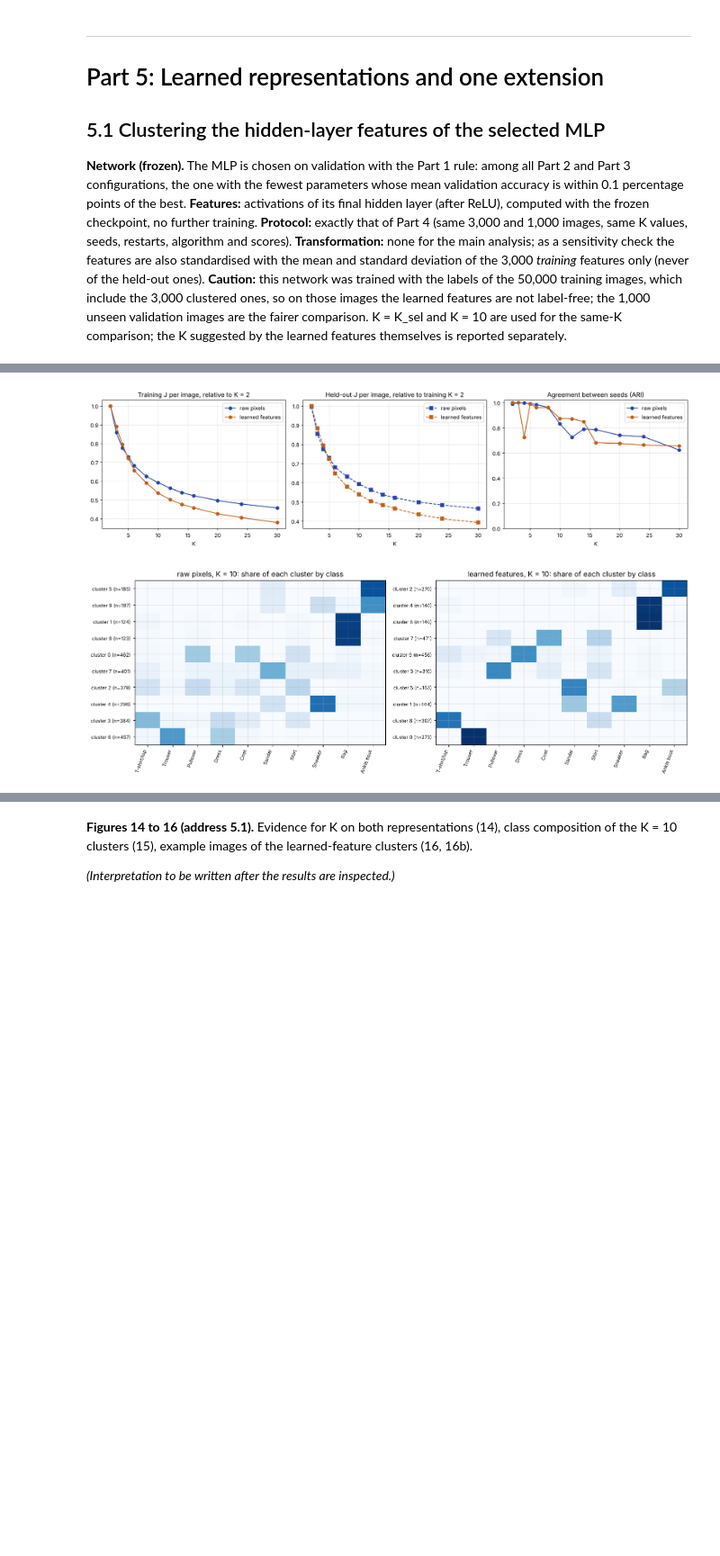
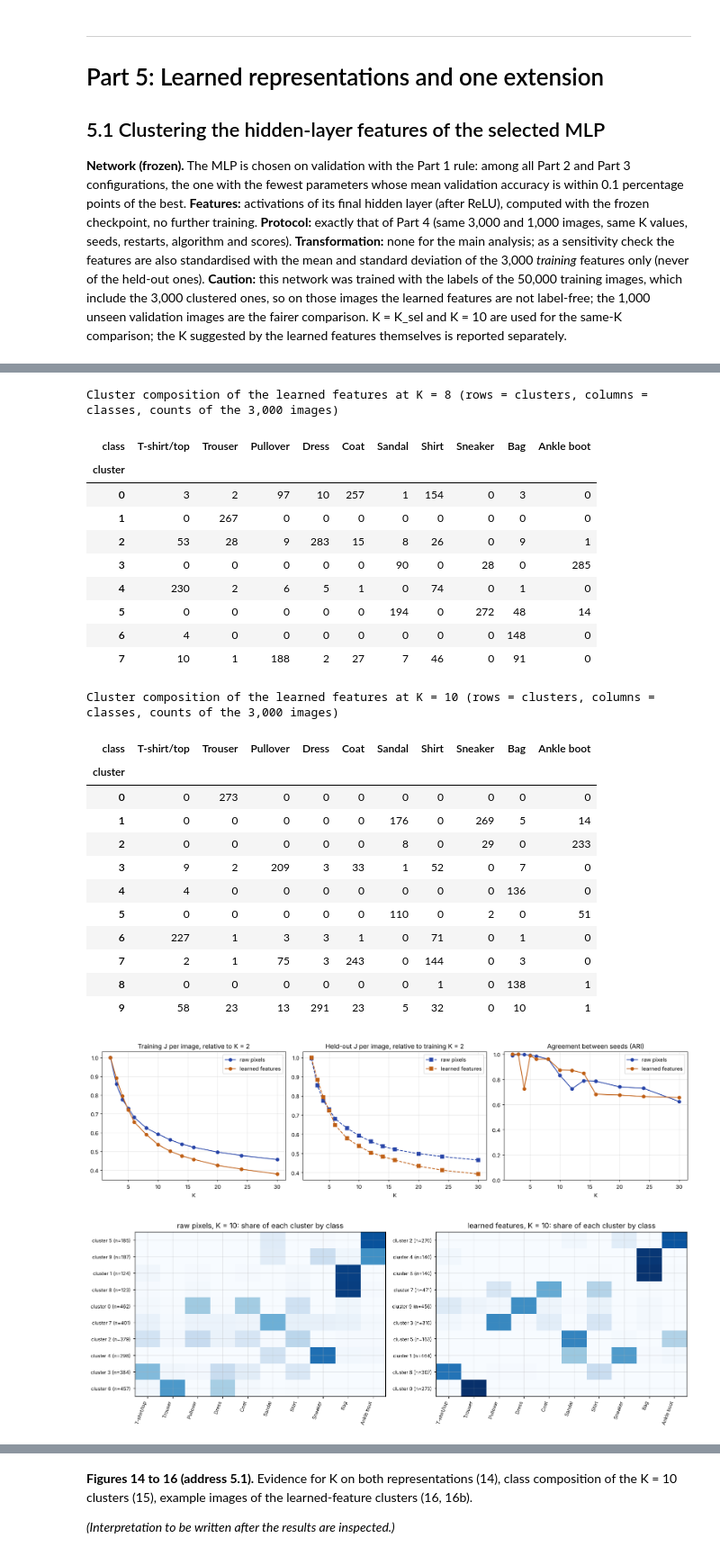
Before and after one commit to gulcinomercik/ecs708-fashion-mnist, a Jupyter notebook: ecs708_fashion_mnist.ipynb, the cells around one changed output, grey strips where cells are left out. Shown at 90% size. Saved outputs shown, nothing was run; the diff lists cells and outputs as text; code cells hidden in the pictures; blank space fills up the shorter version.

```diff
--- a/ecs708_fashion_mnist.ipynb
+++ b/ecs708_fashion_mnist.ipynb
@@ -1384,6 +1384,8 @@ for _, r in cmp.iterrows():
         configuration=f"{r['representation']}, K={int(r['K'])}", metric="purity / ARI / NMI (held-out purity / ARI / NMI)", result="{:.3f} / {:.3f} / {:.3f} ({:.3f} / {:.3f} / {:.3f})".format(r["purity"], r["ARI"], r["NMI"], r["held-out purity"], r["held-out ARI"], r["held-out NMI"]),
         output_path="results/part5/raw_vs_learned_same_K.csv", notes="network trained with labels of the 50k training images")
 
+for K in KMF:
+    compf = composition(KMF[K], yc); compf.to_csv(RES5 / f"composition_learned_K{K}.csv"); print(f"Cluster composition of the learned features at K = {K} (rows = clusters, columns = classes, counts of the 3,000 images)"); display(compf)
 # figures: evidence for K (raw vs learned) and class-by-cluster counts at K = 10
 fig, ax = plt.subplots(1, 3, figsize=(16, 4.4))
 for tab, lab, c in [(ksel, "raw pixels", "#2845A8"), (ksel_f, "learned features", "#C06016")]:
@@ -1422,33 +1424,57 @@ All MLP configurations of Parts 2 and 3 (mean validation accuracy over seeds 220
 Selected MLP: baseline 128, hidden layers [128], 101,770 parameters (fewest within 0.1 pp of the best, 0.9018); three checkpoints, seeds [2208, 1, 2]
 features: 128 dimensions; share of units never active on the 3,000 images (seed 2208 network): 0.0%; feature scale: mean 0.44, mean per-unit std 0.62
 Unlabelled evidence for K on the learned features (seed-2208 network; three K-means seeds, each the best of 10 starts)
 | K | J train (mean) | J train per image | J val per image | BIC-style cost | J spread over seeds (max-min)/mean | ... |
 | 2 | 140,504 | 46.83 | 46.82 | 141,529 | 0.0000 | ... |
 | 3 | 125,257 | 41.75 | 41.42 | 126,794 | 0.0000 | ... |
 | 4 | 111,719 | 37.24 | 37.18 | 113,769 | 0.0105 | ... |
 | 5 | 101,347 | 33.78 | 33.90 | 103,909 | 0.0000 | ... |
 | 6 | 92,348 | 30.78 | 30.31 | 95,422 | 0.0002 | ... |
 | 8 | 82,911 | 27.64 | 27.09 | 87,010 | 0.0001 | ... |
 | 10 | 75,398 | 25.13 | 25.23 | 80,522 | 0.0011 | ... |
 | 12 | 70,404 | 23.47 | 23.59 | 76,553 | 0.0039 | ... |
 | 14 | 66,943 | 22.31 | 22.69 | 74,116 | 0.0053 | ... |
 | 16 | 64,344 | 21.45 | 21.81 | 72,543 | 0.0080 | ... |
 | 20 | 59,810 | 19.94 | 20.33 | 70,058 | 0.0122 | ... |
 | 24 | 56,970 | 18.99 | 19.34 | 69,268 | 0.0060 | ... |
 | 30 | 53,264 | 17.75 | 18.39 | 68,637 | 0.0068 | ... |
 Learned features: elbow rule picks K = 10, BIC-style cost lowest at K = 30 (raw pixels: 8 and 8). Same-K comparison below uses K = 8 and 10.
 Same-K comparison (labels used only to describe; held-out = 1,000 unseen validation images on the fixed centres)
 | representation | K | purity | ARI | NMI | held-out purity | held-out ARI | held-out NMI | ... |
 | raw pixels (Part 4) | 8 | 0.532 | 0.356 | 0.491 | 0.527 | 0.348 | 0.499 | ... |
 | learned, network seed 2208 | 8 | 0.643 | 0.488 | 0.635 | 0.648 | 0.500 | 0.654 | ... |
 | learned, network seed 1 | 8 | 0.621 | 0.475 | 0.632 | 0.629 | 0.495 | 0.656 | ... |
 | learned, network seed 2 | 8 | 0.640 | 0.489 | 0.642 | 0.637 | 0.492 | 0.649 | ... |
 | learned, seed 2208, standardised | 8 | 0.644 | 0.497 | 0.642 | 0.649 | 0.503 | 0.658 | ... |
 | raw pixels (Part 4) | 10 | 0.551 | 0.339 | 0.504 | 0.555 | 0.345 | 0.529 | ... |
 | learned, network seed 2208 | 10 | 0.710 | 0.527 | 0.677 | 0.690 | 0.514 | 0.680 | ... |
 | learned, network seed 1 | 10 | 0.655 | 0.475 | 0.646 | 0.647 | 0.470 | 0.647 | ... |
 | learned, network seed 2 | 10 | 0.725 | 0.538 | 0.683 | 0.709 | 0.527 | 0.681 | ... |
 | learned, seed 2208, standardised | 10 | 0.709 | 0.532 | 0.678 | 0.694 | 0.524 | 0.689 | ... |
+Cluster composition of the learned features at K = 8 (rows = clusters, columns = classes, counts of the 3,000 images)
+| class | T-shirt/top | Trouser | Pullover | Dress | Coat | Sandal | Shirt | Sneaker | Bag | Ankle boot |
+| cluster |  |  |  |  |  |  |  |  |  |  |
+| 0 | 3 | 2 | 97 | 10 | 257 | 1 | 154 | 0 | 3 | 0 |
+| 1 | 0 | 267 | 0 | 0 | 0 | 0 | 0 | 0 | 0 | 0 |
+| 2 | 53 | 28 | 9 | 283 | 15 | 8 | 26 | 0 | 9 | 1 |
+| 3 | 0 | 0 | 0 | 0 | 0 | 90 | 0 | 28 | 0 | 285 |
+| 4 | 230 | 2 | 6 | 5 | 1 | 0 | 74 | 0 | 1 | 0 |
+| 5 | 0 | 0 | 0 | 0 | 0 | 194 | 0 | 272 | 48 | 14 |
+| 6 | 4 | 0 | 0 | 0 | 0 | 0 | 0 | 0 | 148 | 0 |
+| 7 | 10 | 1 | 188 | 2 | 27 | 7 | 46 | 0 | 91 | 0 |
+Cluster composition of the learned features at K = 10 (rows = clusters, columns = classes, counts of the 3,000 images)
+| class | T-shirt/top | Trouser | Pullover | Dress | Coat | Sandal | Shirt | Sneaker | Bag | Ankle boot |
+| cluster |  |  |  |  |  |  |  |  |  |  |
+| 0 | 0 | 273 | 0 | 0 | 0 | 0 | 0 | 0 | 0 | 0 |
+| 1 | 0 | 0 | 0 | 0 | 0 | 176 | 0 | 269 | 5 | 14 |
+| 2 | 0 | 0 | 0 | 0 | 0 | 8 | 0 | 29 | 0 | 233 |
+| 3 | 9 | 2 | 209 | 3 | 33 | 1 | 52 | 0 | 7 | 0 |
+| 4 | 4 | 0 | 0 | 0 | 0 | 0 | 0 | 0 | 136 | 0 |
+| 5 | 0 | 0 | 0 | 0 | 0 | 110 | 0 | 2 | 0 | 51 |
+| 6 | 227 | 1 | 3 | 3 | 1 | 0 | 71 | 0 | 1 | 0 |
+| 7 | 2 | 1 | 75 | 3 | 243 | 0 | 144 | 0 | 3 | 0 |
+| 8 | 0 | 0 | 0 | 0 | 0 | 0 | 1 | 0 | 138 | 1 |
+| 9 | 58 | 23 | 13 | 291 | 23 | 5 | 32 | 0 | 10 | 1 |
 [figure]
 [figure]
 [figure]
```
Also changed, not shown: parts of 8 cells of this notebook, 12 other files.
